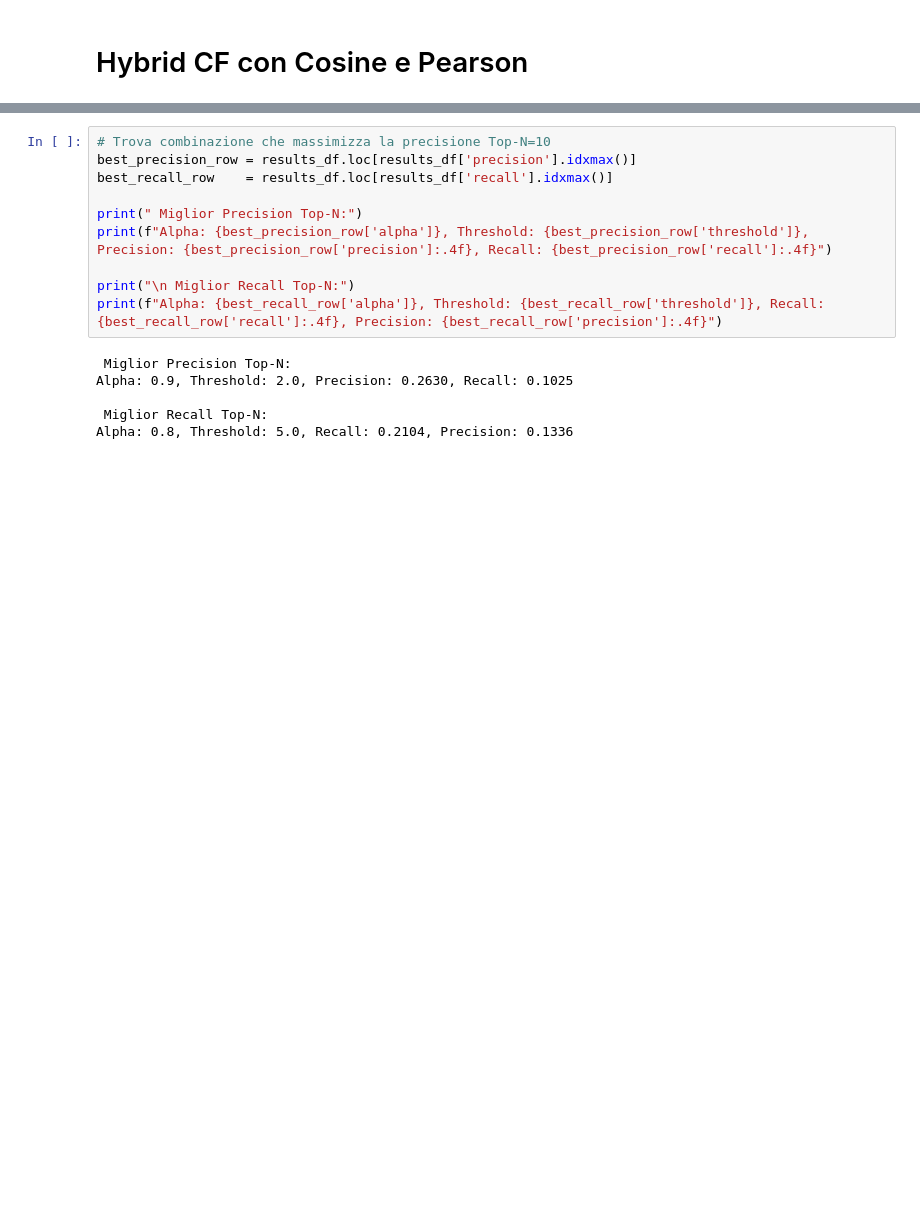
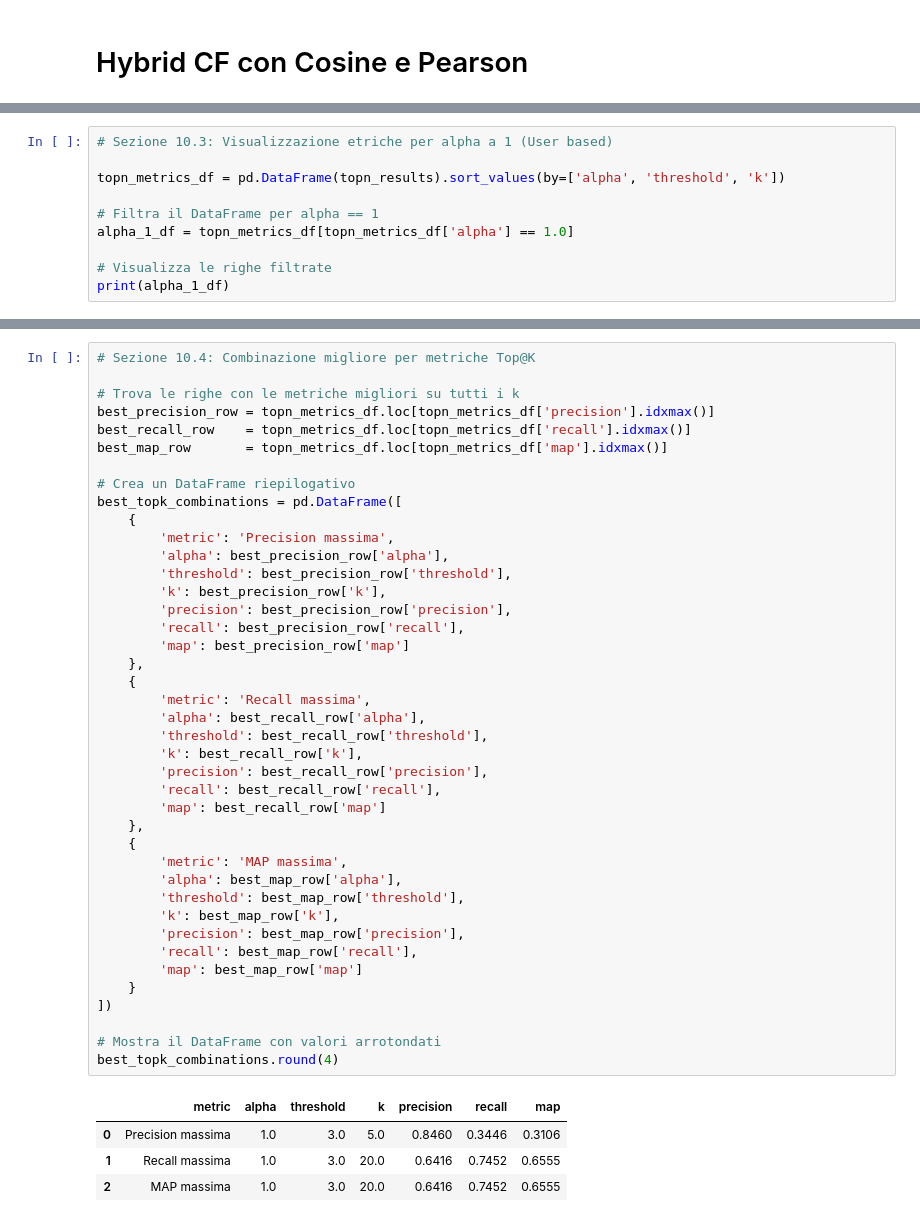
Before and after one commit to ChrisLoc2001/Recommender-Systems, a Jupyter notebook: Hybrid-User-Based/hybrid-user-item-based-ml100k.ipynb, the cells around one changed output, grey strips where cells are left out. Cells and saved outputs as stored; diff of their text form; blank space fills up the shorter version.

Commit message:
Update Hybrid Cf, Added MAP metric, Added grafich for MAP@K

```diff
--- a/Hybrid-User-Based/hybrid-user-item-based-ml100k.ipynb
+++ b/Hybrid-User-Based/hybrid-user-item-based-ml100k.ipynb
@@ -477,0 +464,10 @@ print(cv_df)
+# %%
+# Sezione 10.3: Visualizzazione etriche per alpha a 1 (User based)
+
+topn_metrics_df = pd.DataFrame(topn_results).sort_values(by=['alpha', 'threshold', 'k'])
+
+# Filtra il DataFrame per alpha == 1
+alpha_1_df = topn_metrics_df[topn_metrics_df['alpha'] == 1.0]
+
+# Visualizza le righe filtrate
+print(alpha_1_df)
@@ -478,16 +520,46 @@ print(cv_df)
 # %%
-# Trova combinazione che massimizza la precisione Top-N=10
-best_precision_row = results_df.loc[results_df['precision'].idxmax()]
-best_recall_row    = results_df.loc[results_df['recall'].idxmax()]
+# Sezione 10.4: Combinazione migliore per metriche Top@K
 
-print(" Miglior Precision Top-N:")
-print(f"Alpha: {best_precision_row['alpha']}, Threshold: {best_precision_row['threshold']}, Precision: {best_precision_row['precision']:.4f}, Recall: {best_precision_row['recall']:.4f}")
+# Trova le righe con le metriche migliori su tutti i k
+best_precision_row = topn_metrics_df.loc[topn_metrics_df['precision'].idxmax()]
+best_recall_row    = topn_metrics_df.loc[topn_metrics_df['recall'].idxmax()]
+best_map_row       = topn_metrics_df.loc[topn_metrics_df['map'].idxmax()]
 
-print("\n Miglior Recall Top-N:")
-print(f"Alpha: {best_recall_row['alpha']}, Threshold: {best_recall_row['threshold']}, Recall: {best_recall_row['recall']:.4f}, Precision: {best_recall_row['precision']:.4f}")
+# Crea un DataFrame riepilogativo
+best_topk_combinations = pd.DataFrame([
+    {
+        'metric': 'Precision massima',
+        'alpha': best_precision_row['alpha'],
+        'threshold': best_precision_row['threshold'],
+        'k': best_precision_row['k'],
+        'precision': best_precision_row['precision'],
+        'recall': best_precision_row['recall'],
+        'map': best_precision_row['map']
+    },
+    {
+        'metric': 'Recall massima',
+        'alpha': best_recall_row['alpha'],
+        'threshold': best_recall_row['threshold'],
+        'k': best_recall_row['k'],
+        'precision': best_recall_row['precision'],
+        'recall': best_recall_row['recall'],
+        'map': best_recall_row['map']
+    },
+    {
+        'metric': 'MAP massima',
+        'alpha': best_map_row['alpha'],
+        'threshold': best_map_row['threshold'],
+        'k': best_map_row['k'],
+        'precision': best_map_row['precision'],
+        'recall': best_map_row['recall'],
+        'map': best_map_row['map']
+    }
+])
+
+# Mostra il DataFrame con valori arrotondati
+best_topk_combinations.round(4)
 # %% [output]
- Miglior Precision Top-N:
-Alpha: 0.9, Threshold: 2.0, Precision: 0.2630, Recall: 0.1025
-
- Miglior Recall Top-N:
-Alpha: 0.8, Threshold: 5.0, Recall: 0.2104, Precision: 0.1336
+|  | metric | alpha | threshold | k | precision | recall | map |
+| 0 | Precision massima | 1.0 | 3.0 | 5.0 | 0.8460 | 0.3446 | 0.3106 |
+| 1 | Recall massima | 1.0 | 3.0 | 20.0 | 0.6416 | 0.7452 | 0.6555 |
+| 2 | MAP massima | 1.0 | 3.0 | 20.0 | 0.6416 | 0.7452 | 0.6555 |
```
Also changed, not shown: parts of 28 cells of this notebook.
